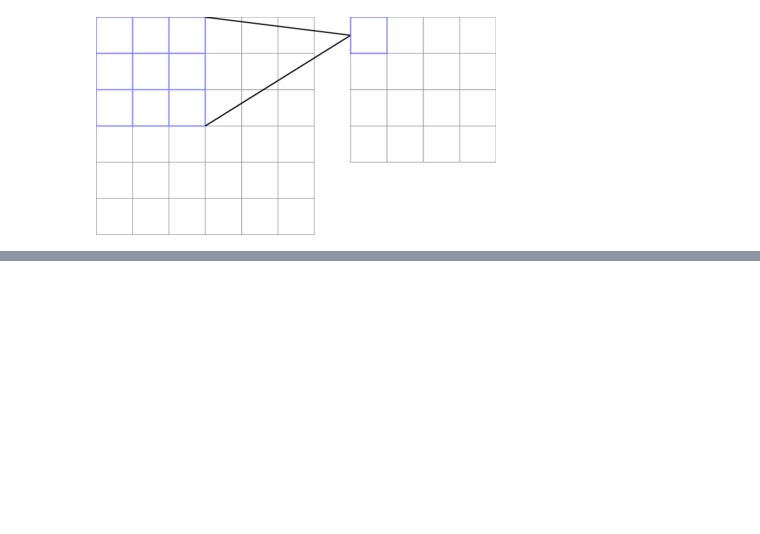
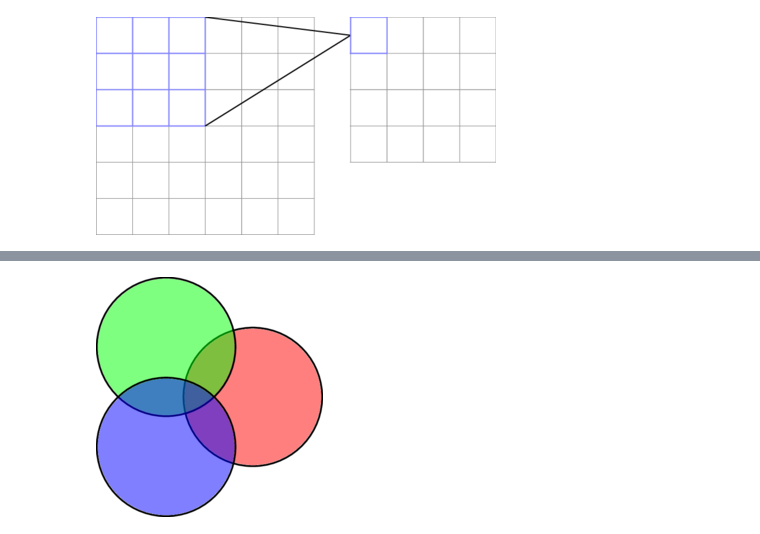
Before and after one commit to lgpang/learning_tikz, a Jupyter notebook: learning_tikz.ipynb, the cells around one changed output, grey strips where cells are left out. Saved outputs shown, nothing was run; the diff lists cells and outputs as text; code cells hidden in the pictures; blank space fills up the shorter version.

```diff
--- a/learning_tikz.ipynb
+++ b/learning_tikz.ipynb
@@ -447,0 +479,7 @@ label=above:$s\le3$] {};
+# %%
+%%tikz -po "thick,fill opacity=0.5"
+  \filldraw[fill=red]   (0:1cm)    circle (12mm);
+  \filldraw[fill=green] (120:1cm)  circle (12mm);
+  \filldraw[fill=blue]  (-120:1cm) circle (12mm);
+# %% [output]
+[figure, added]
```
Also changed, not shown: parts of 4 cells of this notebook.
